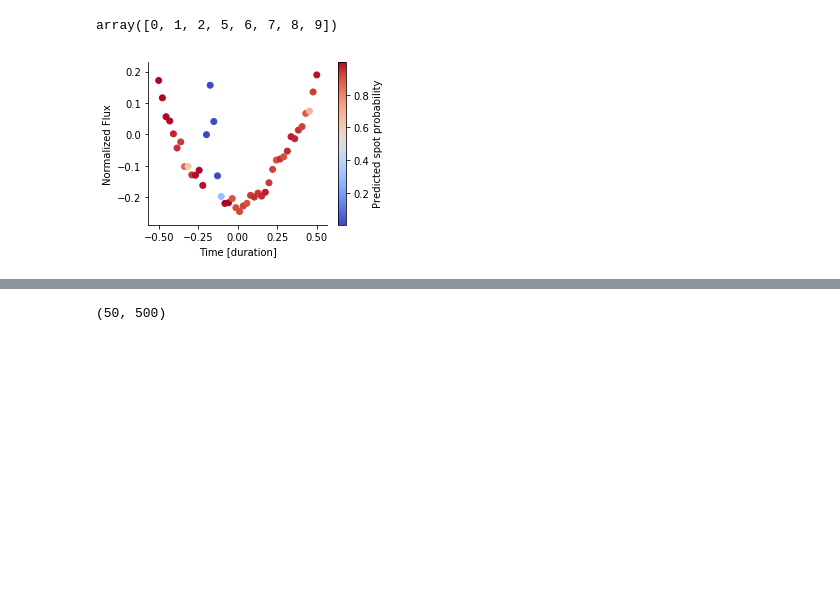
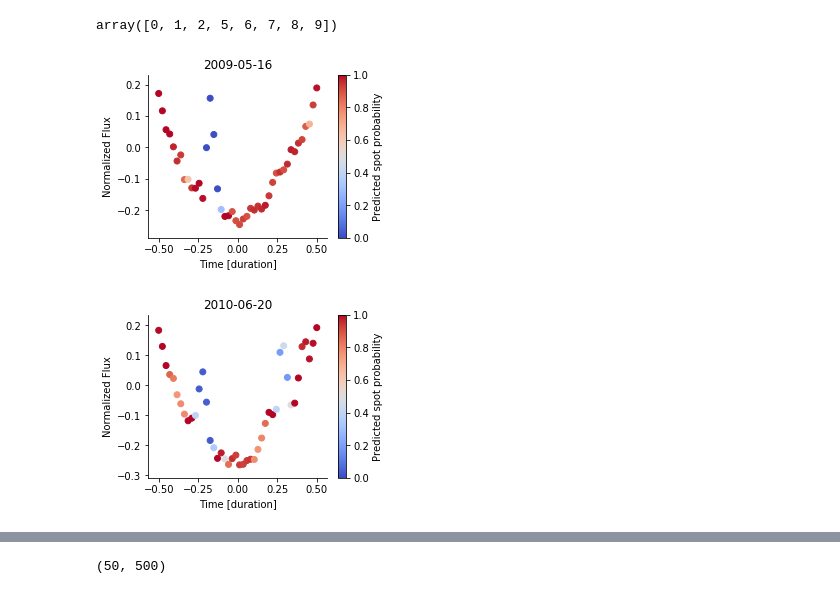
Before and after one commit to bmorris3/orso, a Jupyter notebook: cnn/classify_test.ipynb, the cells around one changed output, grey strips where cells are left out. Drawn from its saved outputs; the diff is of its cells as text; code cells hidden in the pictures; blank space fills up the shorter version.

Commit message:
Adding model comparisons

```diff
--- a/cnn/classify_test.ipynb
+++ b/cnn/classify_test.ipynb
@@ -74,9 +74,10 @@ transits = []
 transits = LightCurve(**packed).get_transit_light_curves(params)
 
 rescaled_lcs = []
+mean_times = []
 for i, transit in enumerate(transits):
     transit.remove_polynomial_baseline(params, order=2)
-
+    mean_times.append(transit.times.jd.mean())
     midtransittime = round((transit.times.jd.mean() - params.t0) / params.per)
 
     rescaled_times = (transit.times.jd - (params.t0 + midtransittime*params.per)) / duration
@@ -103,38 +104,44 @@ array([0, 1, 2, 5, 6, 7, 8, 9])
 # %%
 # plt.plot(rescaled_lcs[34])
 colors = []
 window = 6
 x = np.arange(50)
-transit_number = 2 # 40 #
+transit_numbers = [2, 78] # 2 # 40 # 78 # 22
 
-x_interps = []
-y_not_interps = []
-pred_ys = []
+for transit_number in transit_numbers:
+    x_interps = []
+    y_not_interps = []
+    pred_ys = []
 
-for i in range(window//2, 50-window//2):
-    sliced = np.r_[0:i-window//2,i+window//2:50]
-#     plt.scatter(x[sliced], rescaled_lcs[34][sliced])
-    y_interped = np.interp(x, x[sliced], rescaled_lcs[transit_number][sliced])
-#     plt.plot(x, y_interped)
+    for i in range(window//2, 50-window//2):
+        sliced = np.r_[0:i-window//2,i+window//2:50]
+    #     plt.scatter(x[sliced], rescaled_lcs[34][sliced])
+        y_interped = np.interp(x, x[sliced], rescaled_lcs[transit_number][sliced])
+    #     plt.plot(x, y_interped)
 
-    pred_y = model.predict(y_interped[np.newaxis, :, np.newaxis])
-#     print(pred_y)
-#     cax = plt.scatter(x[i], rescaled_lcs[2][i], c=[plt.cm.coolwarm(pred_y[0, 1])])
-    x_interps.append(x[i])
-    y_not_interps.append(rescaled_lcs[transit_number][i])
-    pred_ys.append(pred_y[0, 1])
+        pred_y = model.predict(y_interped[np.newaxis, :, np.newaxis])
+    #     print(pred_y)
+    #     cax = plt.scatter(x[i], rescaled_lcs[2][i], c=[plt.cm.coolwarm(pred_y[0, 1])])
+        x_interps.append(x[i])
+        y_not_interps.append(rescaled_lcs[transit_number][i])
+        pred_ys.append(pred_y[0, 1])
 
-fig, ax = plt.subplots(figsize=(4, 3))
-cax = plt.scatter(np.linspace(-0.5, 0.5, 50-window), y_not_interps, c=pred_ys, cmap=plt.cm.coolwarm)
-cbar = plt.colorbar(cax)
-predict_y = model.predict(rescaled_lcs[transit_number][np.newaxis, :, np.newaxis])
-# plt.title('Spotted' if np.argmax(predict_y, axis=1) == 1 else 'Not spotted')
-ax.set_xlabel('Time [duration]')
-ax.set_ylabel('Normalized Flux')
-cbar.set_label('Predicted spot probability')
-for s in ['right', 'top']:
-    ax.spines[s].set_visible(False)
-fig.savefig('plots/spotted_probability.pdf', bbox_inches='tight')
-plt.show()
+    fig, ax = plt.subplots(figsize=(4, 3))
+    cax = plt.scatter(np.linspace(-0.5, 0.5, 50-window), y_not_interps, c=pred_ys,
+                      cmap=plt.cm.coolwarm, vmin=0, vmax=1)
+    cbar = plt.colorbar(cax)
+
+    predict_y = model.predict(rescaled_lcs[transit_number][np.newaxis, :, np.newaxis])
+    # plt.title('Spotted' if np.argmax(predict_y, axis=1) == 1 else 'Not spotted')
+    ax.set_xlabel('Time [duration]')
+    ax.set_ylabel('Normalized Flux')
+    cbar.set_label('Predicted spot probability')
+    ax.set_title(Time(mean_times[transit_number], format='jd').datetime.date())
+    for s in ['right', 'top']:
+        ax.spines[s].set_visible(False)
+    fig.savefig('plots/spotted_probability_{0}.pdf'.format(transit_number), bbox_inches='tight')
+    plt.savefig('plots/spotted_probability_{0}.png'.format(transit_number), bbox_inches='tight', dpi=200)
+    plt.show()
 # %% [output]
-[figure, old version]
+[figure, new version]
+[figure, added]
```
Also changed, not shown: parts of 1 cell of this notebook, 7 other files.
